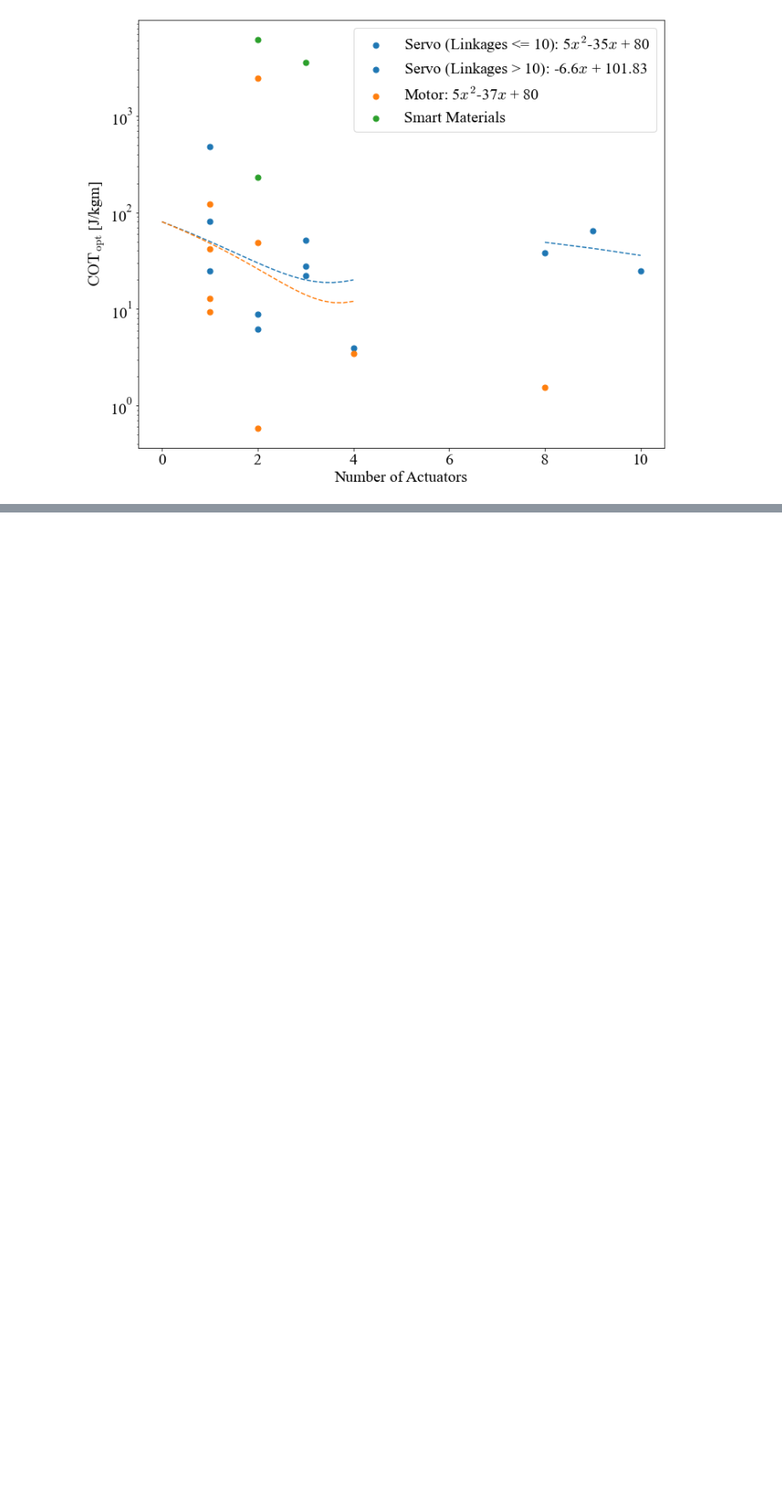
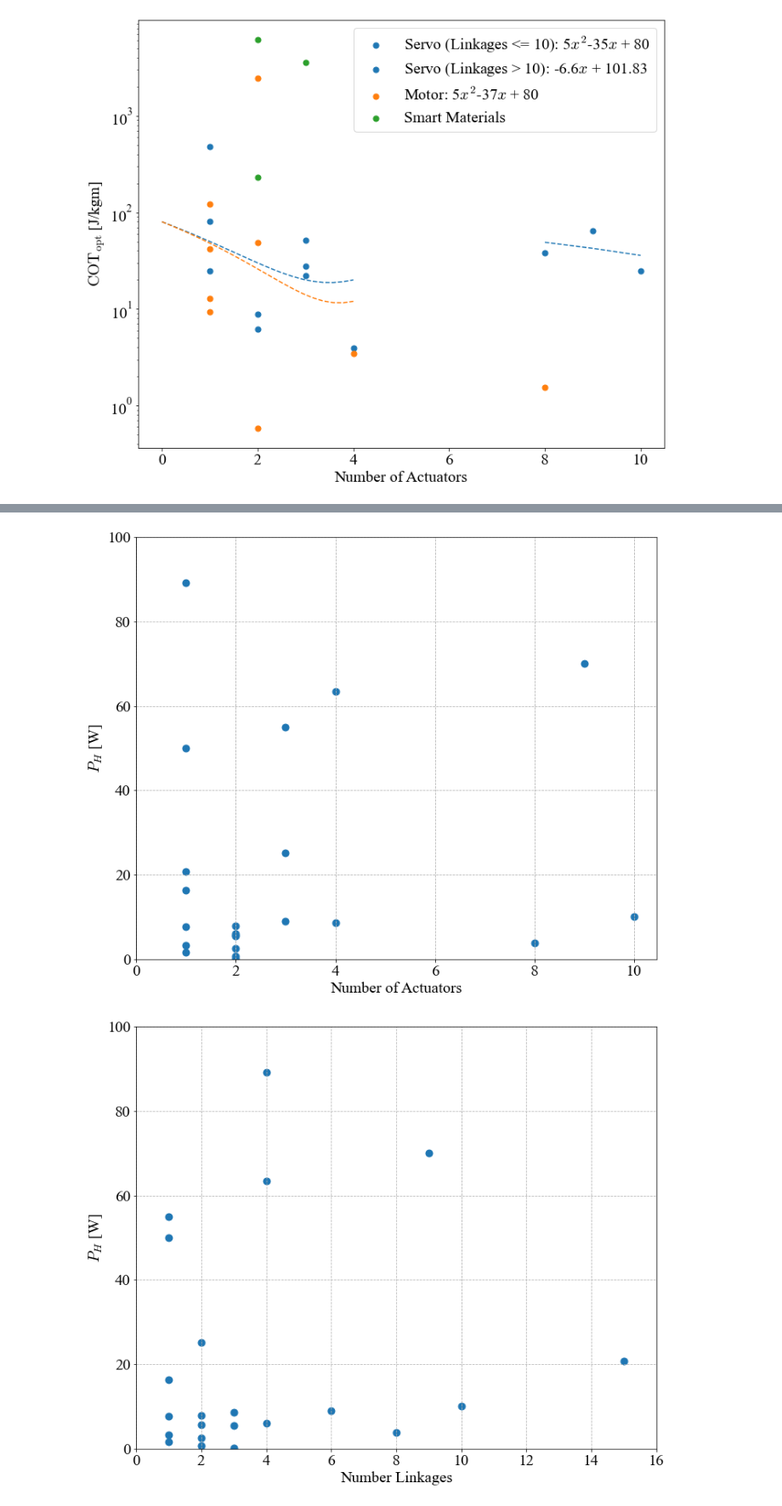
Before and after one commit to michaelcoe/Cost-of-Transport-Estimation, a Jupyter notebook: linkage_study/linkage_plots.ipynb, the cells around one changed output, grey strips where cells are left out. Shown: that part at 85% size. Drawn from its saved outputs; the diff is of its cells as text; code cells hidden in the pictures; blank space fills up the shorter version.

```diff
--- a/linkage_study/linkage_plots.ipynb
+++ b/linkage_study/linkage_plots.ipynb
@@ -241,2 +246,36 @@ fig6.savefig('rigid_cot_actuators.pdf', facecolor='w', dpi=300, bbox_inches='tig
 [figure]
 [figure]
+# %%
+all_df = pd.concat([linkage_dfs[0], linkage_dfs[1], linkage_dfs[2]])
+all_df.sort_values(by=['No Actuators'], inplace=True)
+
+surface_area = []
+pp = []
+_, As, _, _, SR = se.equivalentSpheroid(all_df['Length [m]'].values, all_df['Weight [kg]'].values, 1026.021)
+pp = ce.ITTC_pp(SR, As, all_df['Length [m]'].values, all_df['Weight [kg]'].values, 0.81, 1e-6, 1026.021, all_df['Uopt [m/s]'].values)
+pp = np.divide(pp, np.multiply(all_df['Weight [kg]'].values, all_df['Uopt [m/s]'].values))
+# %%
+COT_ph = all_df['COTopt [J/kgm]'].values - pp
+ph = np.multiply(COT_ph, np.multiply(all_df['Weight [kg]'].values, all_df['Uopt [m/s]'].values))
+# %%
+fig7, ax7 = plt.subplots(figsize=(12,10), facecolor='w')
+fig8, ax8 = plt.subplots(figsize=(12,10), facecolor='w')
+
+ax7.scatter(all_df['No Actuators'].values, ph)
+
+ax7.set_xlabel('Number of Actuators')
+ax7.set_ylabel('$P_H$ [W]')
+ax7.set_xticks(np.arange(0, 12, 2))
+ax7.set_ylim([0, 100])
+ax7.grid(which='both', linestyle='--')
+
+ax8.scatter(all_df['No Linkages'].values, ph)
+
+ax8.set_xlabel('Number Linkages')
+ax8.set_ylabel('$P_H$ [W]')
+ax8.set_xticks(np.arange(0, 18, 2))
+ax8.set_ylim([0, 100])
+ax8.grid(which='both', linestyle='--')
+# %% [output]
+[figure, added]
+[figure, added]
```
Also changed, not shown: parts of 4 cells of this notebook, 10 other files.
